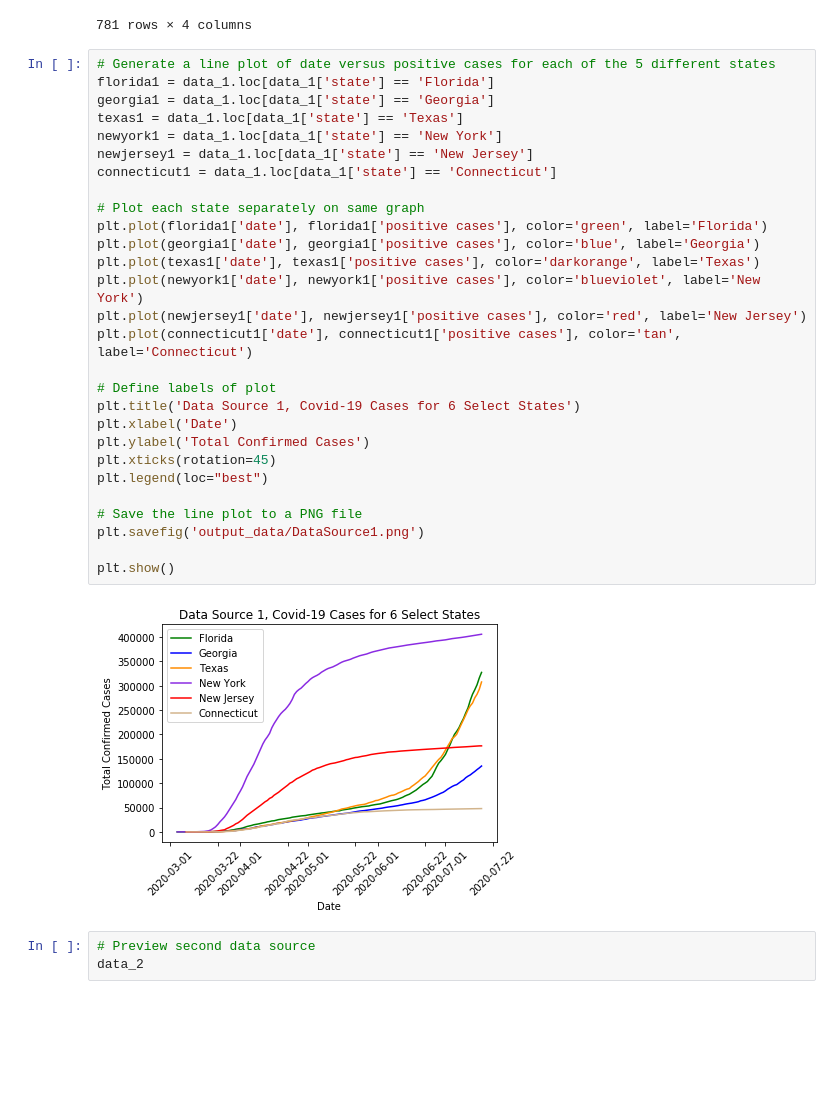
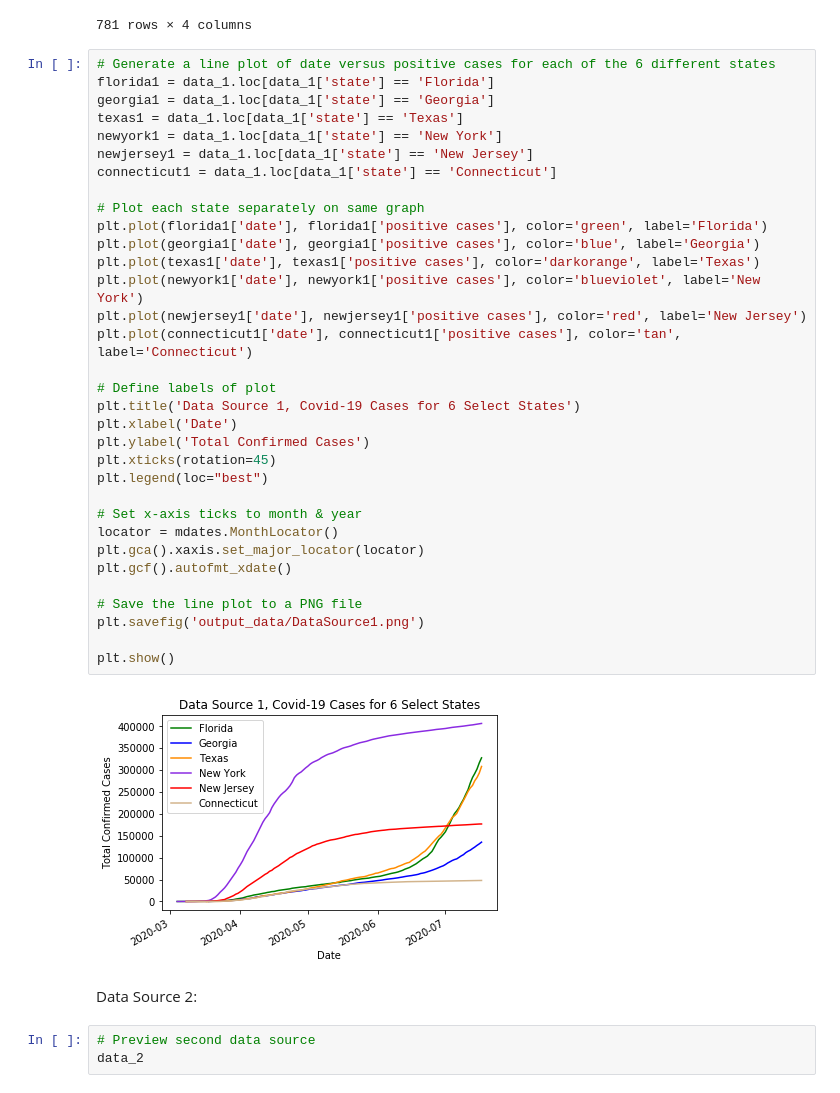
Before and after one commit to Emily-Keymon/Group-Project, a Jupyter notebook: Covid-19 Analysis and Visualizations.ipynb, the cells around one changed output. Saved outputs shown, nothing was run; the diff lists cells and outputs as text; blank space fills up the shorter version.

```diff
--- a/Covid-19 Analysis and Visualizations.ipynb
+++ b/Covid-19 Analysis and Visualizations.ipynb
@@ -61,35 +65,42 @@ data_1
 | 780 | Texas | 2020-07-17 | 307572 | 2459749 |
 781 rows × 4 columns
 # %%
-# Generate a line plot of date versus positive cases for each of the 5 different states
+# Generate a line plot of date versus positive cases for each of the 6 different states
 florida1 = data_1.loc[data_1['state'] == 'Florida']
 georgia1 = data_1.loc[data_1['state'] == 'Georgia']
 texas1 = data_1.loc[data_1['state'] == 'Texas']
 newyork1 = data_1.loc[data_1['state'] == 'New York']
 newjersey1 = data_1.loc[data_1['state'] == 'New Jersey']
 connecticut1 = data_1.loc[data_1['state'] == 'Connecticut']
 
 # Plot each state separately on same graph
 plt.plot(florida1['date'], florida1['positive cases'], color='green', label='Florida')
 plt.plot(georgia1['date'], georgia1['positive cases'], color='blue', label='Georgia')
 plt.plot(texas1['date'], texas1['positive cases'], color='darkorange', label='Texas')
 plt.plot(newyork1['date'], newyork1['positive cases'], color='blueviolet', label='New York')
 plt.plot(newjersey1['date'], newjersey1['positive cases'], color='red', label='New Jersey')
 plt.plot(connecticut1['date'], connecticut1['positive cases'], color='tan', label='Connecticut')
 
 # Define labels of plot
 plt.title('Data Source 1, Covid-19 Cases for 6 Select States')
 plt.xlabel('Date')
 plt.ylabel('Total Confirmed Cases')
 plt.xticks(rotation=45)
 plt.legend(loc="best")
 
+# Set x-axis ticks to month & year
+locator = mdates.MonthLocator()
+plt.gca().xaxis.set_major_locator(locator)
+plt.gcf().autofmt_xdate()
+
 # Save the line plot to a PNG file
 plt.savefig('output_data/DataSource1.png')
 
 plt.show()
 # %% [output]
-[figure, old version]
+[figure, new version]
+# %% [markdown]
+Data Source 2:
 # %%
 # Preview second data source
 data_2
```
Also changed, not shown: parts of 16 cells of this notebook, 7 other files.
